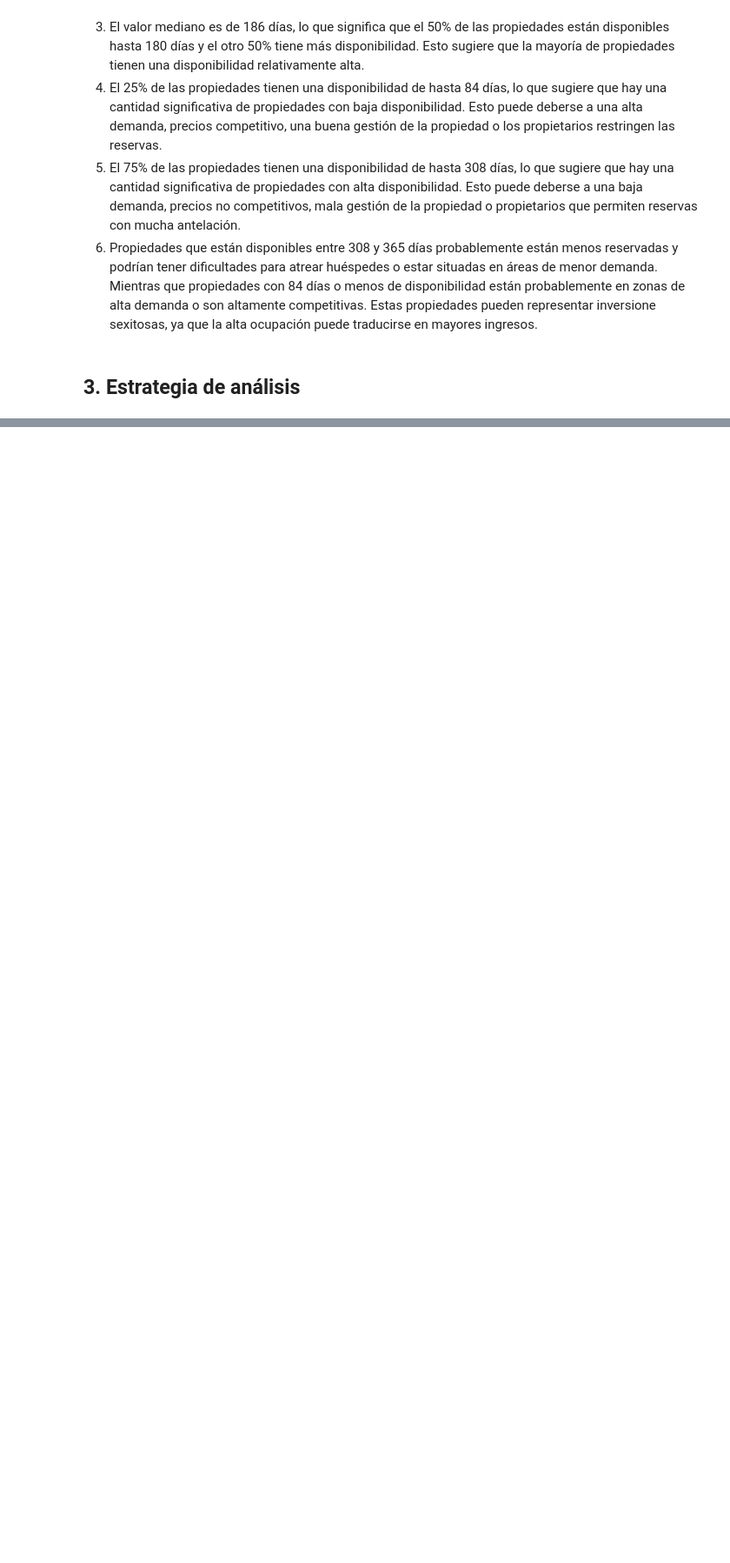
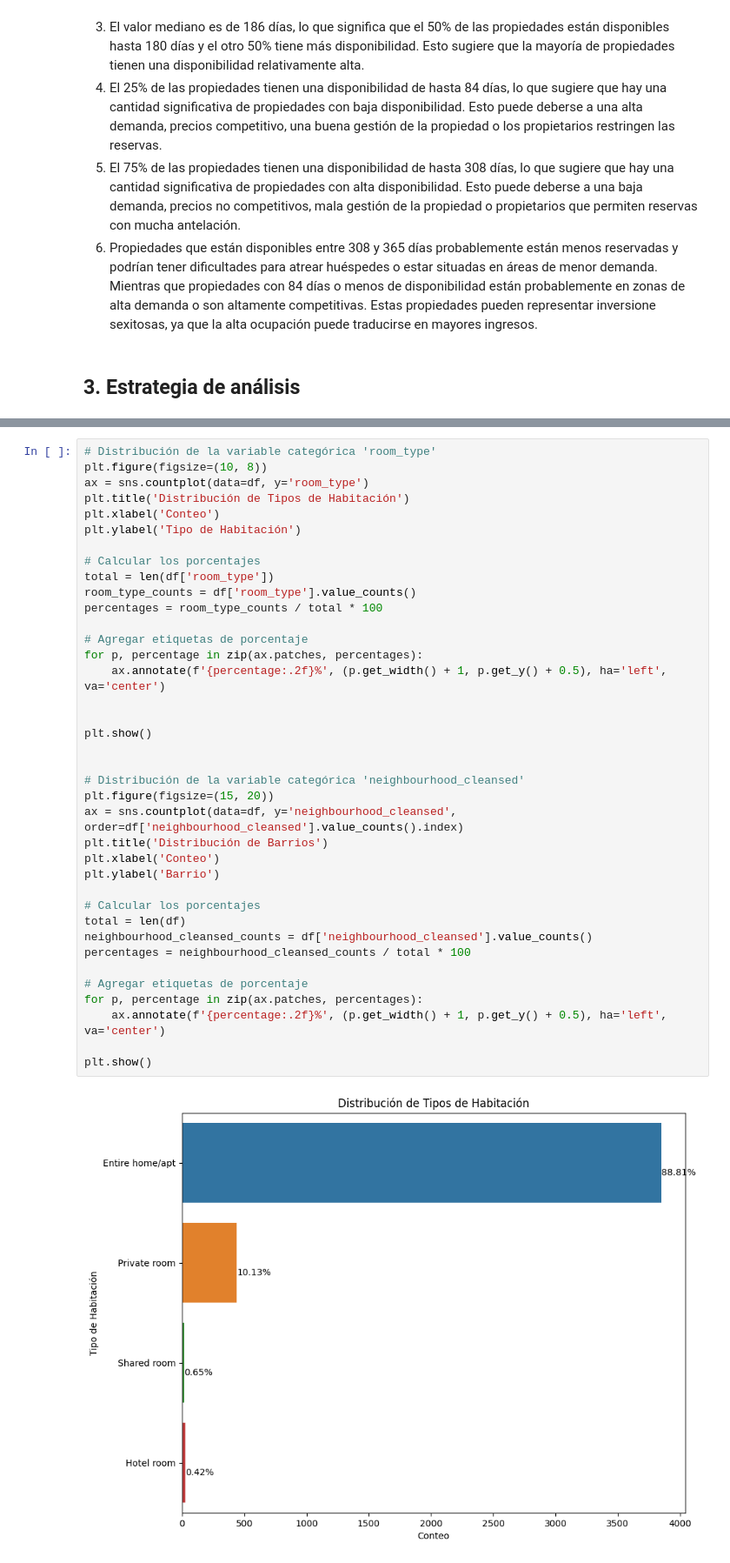
Before and after one commit to Cata1406/Taller1-CDA, a Jupyter notebook: eda.ipynb, the cells around one changed output, grey strips where cells are left out. Shown at 87% size. Drawn from its saved outputs; the diff is of its cells as text; blank space fills up the shorter version.

```diff
--- a/eda.ipynb
+++ b/eda.ipynb
@@ -411,0 +549,40 @@ La disponibilidad de las propiedades varía de 0 a 365 días.
+# %%
+# Distribución de la variable categórica 'room_type'
+plt.figure(figsize=(10, 8))
+ax = sns.countplot(data=df, y='room_type')
+plt.title('Distribución de Tipos de Habitación')
+plt.xlabel('Conteo')
+plt.ylabel('Tipo de Habitación')
+
+# Calcular los porcentajes
+total = len(df['room_type'])
+room_type_counts = df['room_type'].value_counts()
+percentages = room_type_counts / total * 100
+
+# Agregar etiquetas de porcentaje
+for p, percentage in zip(ax.patches, percentages):
+    ax.annotate(f'{percentage:.2f}%', (p.get_width() + 1, p.get_y() + 0.5), ha='left', va='center')
+
+
+plt.show()
+
+
+# Distribución de la variable categórica 'neighbourhood_cleansed'
+plt.figure(figsize=(15, 20))
+ax = sns.countplot(data=df, y='neighbourhood_cleansed', order=df['neighbourhood_cleansed'].value_counts().index)
+plt.title('Distribución de Barrios')
+plt.xlabel('Conteo')
+plt.ylabel('Barrio')
+
+# Calcular los porcentajes
+total = len(df)
+neighbourhood_cleansed_counts = df['neighbourhood_cleansed'].value_counts()
+percentages = neighbourhood_cleansed_counts / total * 100
+
+# Agregar etiquetas de porcentaje
+for p, percentage in zip(ax.patches, percentages):
+    ax.annotate(f'{percentage:.2f}%', (p.get_width() + 1, p.get_y() + 0.5), ha='left', va='center')
+
+plt.show()
+# %% [output]
+[figure, added]
```
Also changed, not shown: parts of 35 cells of this notebook.
